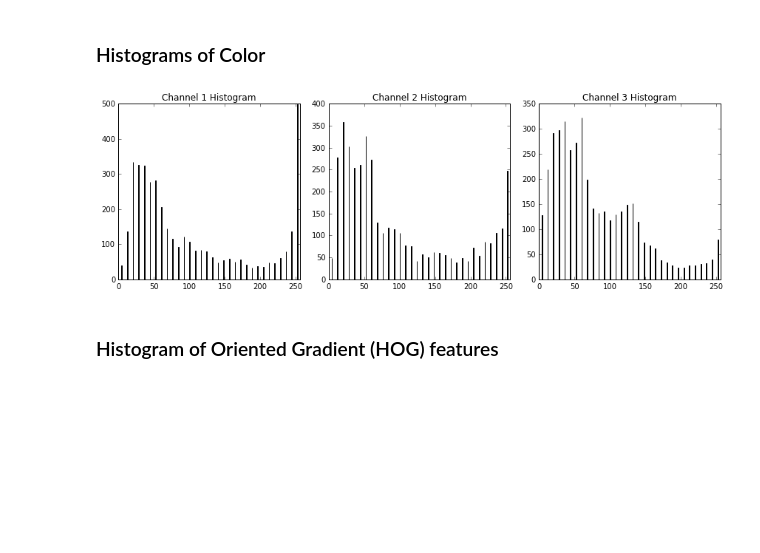
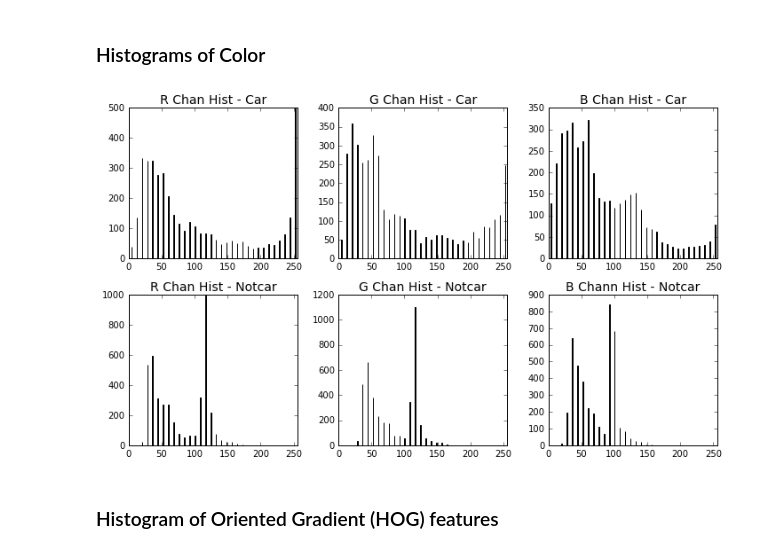
Before and after one commit to allen8r/sdc-vehicle-detection-tracking, a Jupyter notebook: detect-cars.ipynb, the cells around one changed output. Cells and saved outputs as stored; diff of their text form; code cells hidden in the pictures; blank space fills up the shorter version.

Commit message:
Add visuals for writeup. Clean up a bit.

```diff
--- a/detect-cars.ipynb
+++ b/detect-cars.ipynb
@@ -52,25 +61,37 @@ plt.title('Spatially Binned Features')
 ### Histograms of Color
 # %%
 h1, h2, h3, bincen, feature_vec = color_hist(car, nbins=32, bins_range=(0, 256), vis=True)
+nc1, nc2, nc3, ncbincen, ncfeature_vec = color_hist(notcar, nbins=32, bins_range=(0, 256), vis=True)
 
-# Plot a figure with all three bar charts
 if h1 is not None:
-    fig = plt.figure(figsize=(12,4))
-    plt.subplot(131)
+    fig = plt.figure(figsize=(10,6))
+    plt.subplot(231)
     plt.bar(bincen, h1[0])
     plt.xlim(0, 256)
-    plt.title('Channel 1 Histogram')
-    plt.subplot(132)
+    plt.title('R Chan Hist - Car', fontsize=14)
+    plt.subplot(232)
     plt.bar(bincen, h2[0])
     plt.xlim(0, 256)
-    plt.title('Channel 2 Histogram')
-    plt.subplot(133)
+    plt.title('G Chan Hist - Car', fontsize=14)
+    plt.subplot(233)
     plt.bar(bincen, h3[0])
     plt.xlim(0, 256)
-    plt.title('Channel 3 Histogram')
+    plt.title('B Chan Hist - Car', fontsize=14)
+    plt.subplot(234)
+    plt.bar(ncbincen, nc1[0])
+    plt.xlim(0, 256)
+    plt.title('R Chan Hist - Notcar', fontsize=14)
+    plt.subplot(235)
+    plt.bar(ncbincen, nc2[0])
+    plt.xlim(0, 256)
+    plt.title('G Chan Hist - Notcar', fontsize=14)
+    plt.subplot(236)
+    plt.bar(ncbincen, nc3[0])
+    plt.xlim(0, 256)
+    plt.title('B Chann Hist - Notcar', fontsize=14)
     fig.tight_layout()
 # %% [output]
-[figure, old version]
+[figure, new version]
 # %% [markdown]
 ### Histogram of Oriented Gradient (HOG) features
 # %%
```
Also changed, not shown: parts of 22 cells of this notebook, 14 other files.
